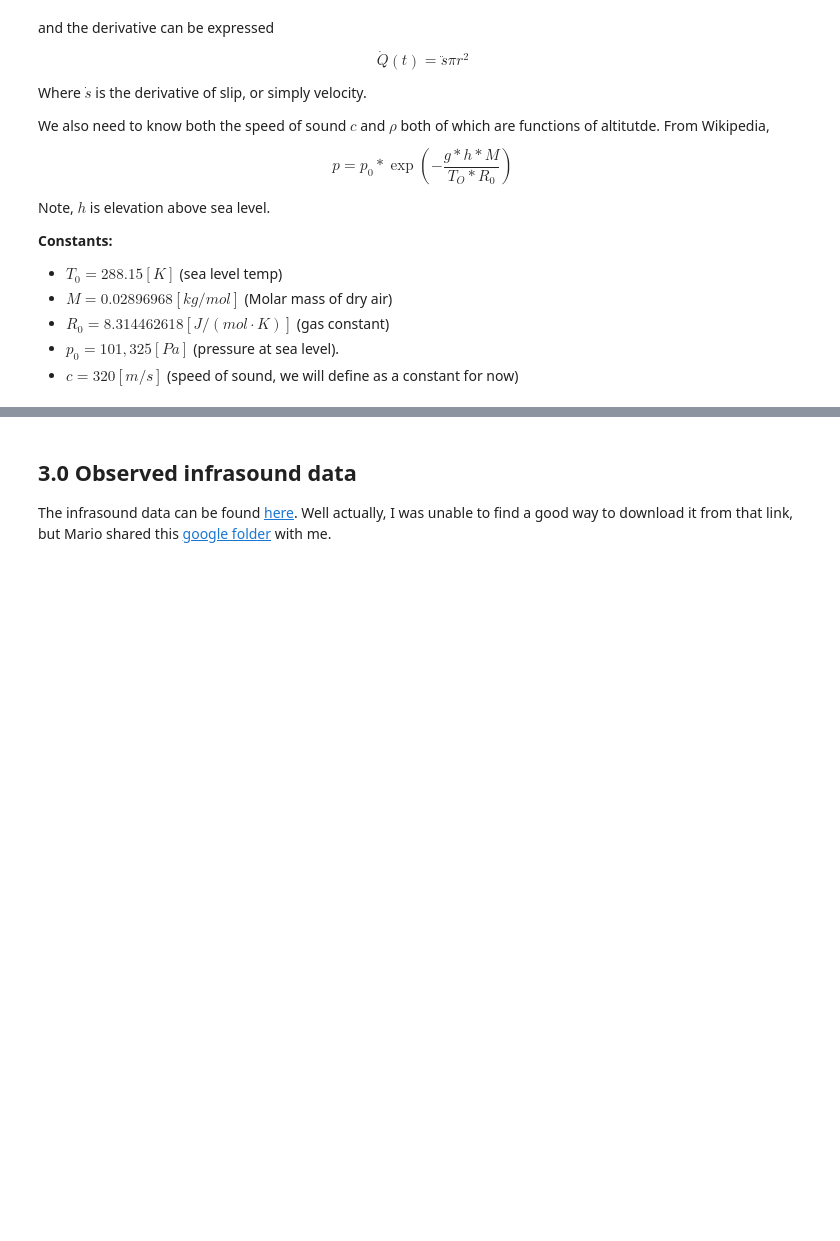
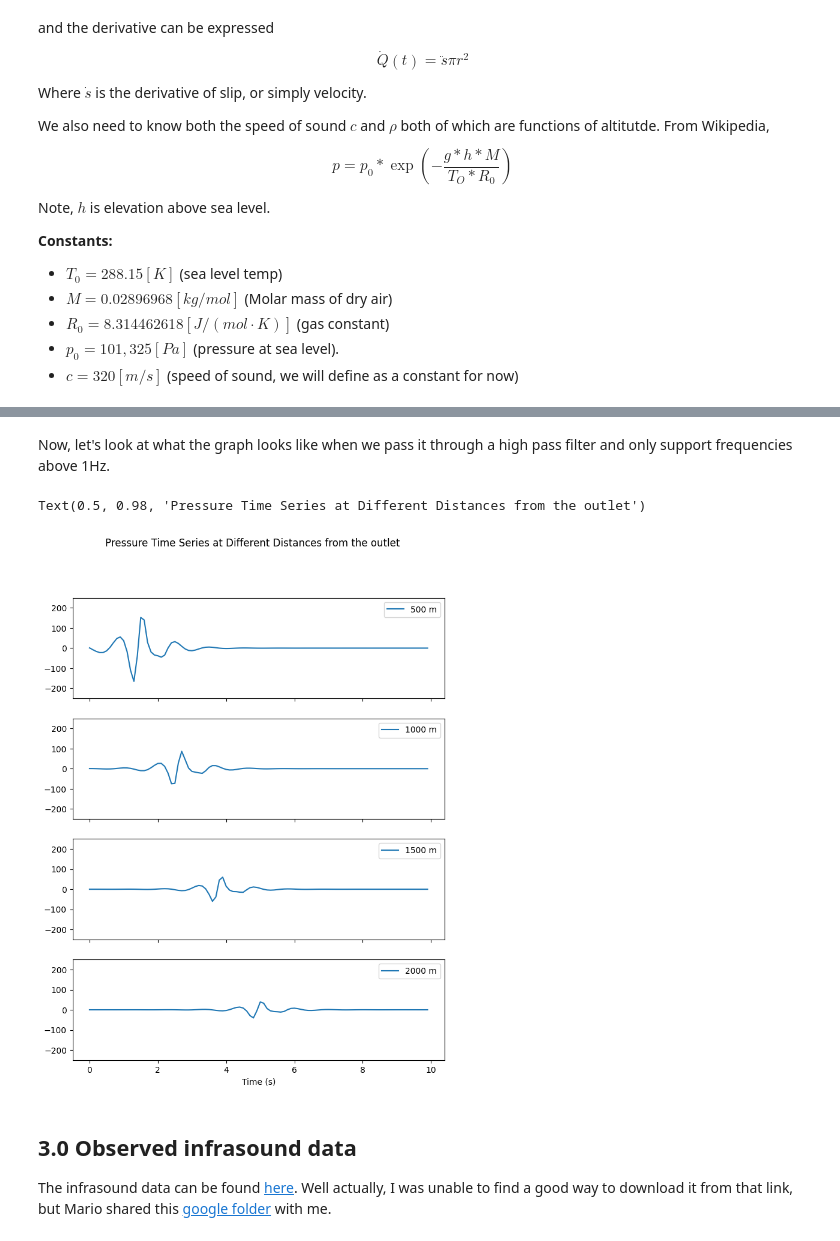
Before and after one commit to paxtonsc/volcano-sims, a Jupyter notebook: notebooks/2025.05.05.experiments.ipynb, the cells around one changed output, grey strips where cells are left out. Drawn from its saved outputs; the diff is of its cells as text; code cells hidden in the pictures; blank space fills up the shorter version.

```diff
--- a/notebooks/2025.05.05.experiments.ipynb
+++ b/notebooks/2025.05.05.experiments.ipynb
@@ -225,3 +240,42 @@ Text(0.02, 0.5, 'Pressure (Pa)')
+# %% [markdown]
+Now, let's look at what the graph looks like when we pass it through a high pass filter and only support frequencies above 1Hz.
+# %%
+from scipy import signal
+
+fs = 10  # Sampling frequency (Hz)
+
+# Step 2: Define band-pass filter parameters
+lowcut = 1.0  # Lower cutoff frequency (Hz)
+order = 5  # Filter order
+
+# Normalize cutoff frequencies to Nyquist frequency (fs/2)
+nyquist = 0.5 * fs
+low = lowcut / nyquist
+
+# Step 3: Design Butterworth band-pass filter
+b, a = signal.butter(order, low, btype='high')
+
+p_relative_arr_500_filtered = signal.filtfilt(b, a,  pressure_at_500)
+p_relative_arr_1000_filtered = signal.filtfilt(b, a,  pressure_at_1000)
+p_relative_arr_1500_filtered = signal.filtfilt(b, a, pressure_at_1500)
+p_relative_arr_2000_filtered = signal.filtfilt(b, a, pressure_at_2000)
+
+fig, axes = plt.subplots(nrows=4, ncols=1, figsize=(8, 10), sharex=True)
+
+axes[0].plot(np.arange(0, iterations*(1/10), 1/10), p_relative_arr_500_filtered, label="500 m")
+axes[1].plot(np.arange(0, iterations*(1/10), 1/10), p_relative_arr_1000_filtered, label="1000 m")
+axes[2].plot(np.arange(0, iterations*(1/10), 1/10), p_relative_arr_1500_filtered, label="1500 m")
+axes[3].plot(np.arange(0, iterations*(1/10), 1/10), p_relative_arr_2000_filtered, label="2000 m")
+
+for ax in axes:
+    ax.set_ylim(-2.5e2, 2.5e2)
+    ax.legend()
+
+plt.xlabel("Time (s)")
+fig.suptitle("Pressure Time Series at Different Distances from the outlet")
+# %% [output]
+Text(0.5, 0.98, 'Pressure Time Series at Different Distances from the outlet')
+[figure, added]
 # %% [markdown]
 ## 3.0 Observed infrasound data
 
```
Also changed, not shown: parts of 24 cells of this notebook, 11 other files.
